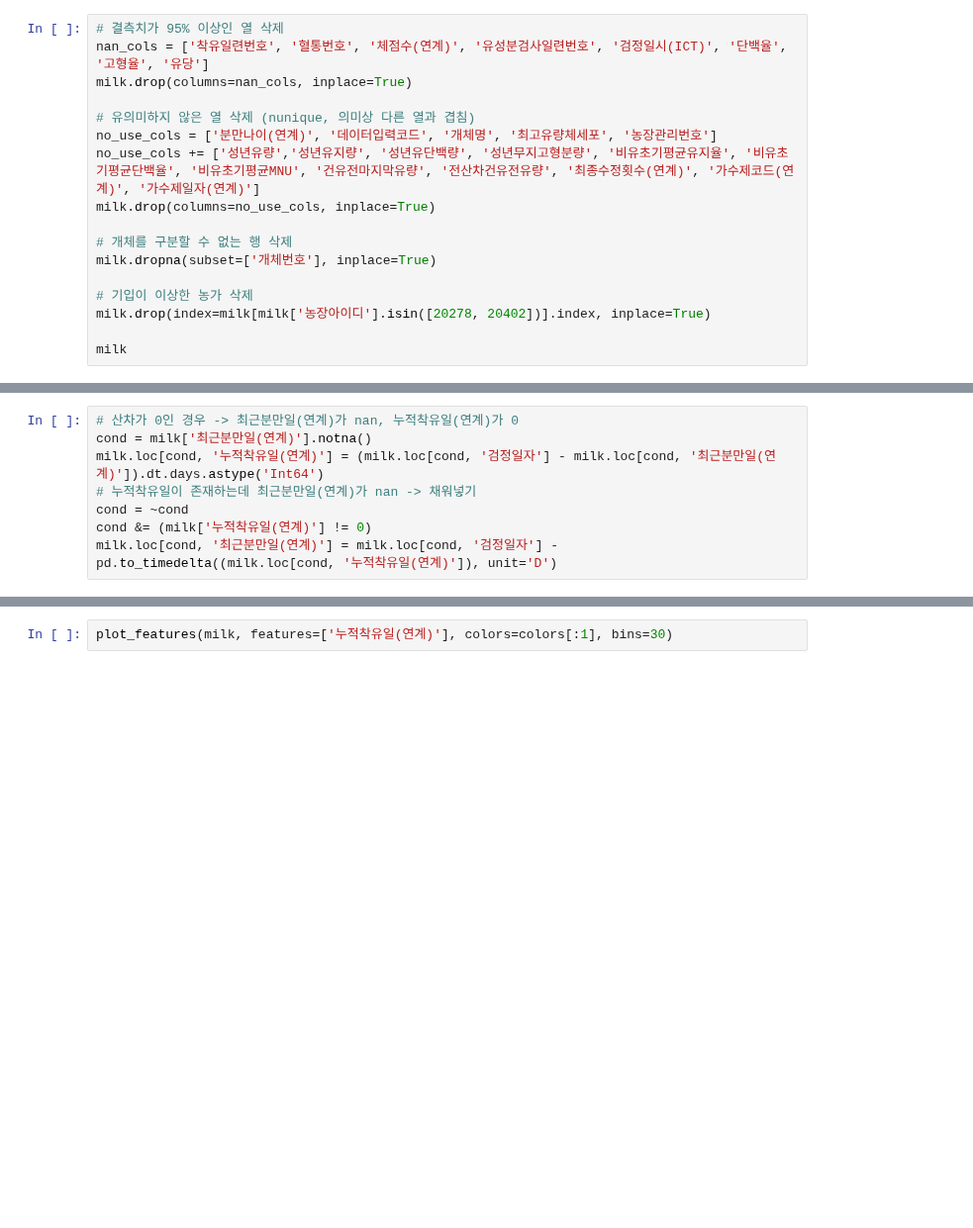
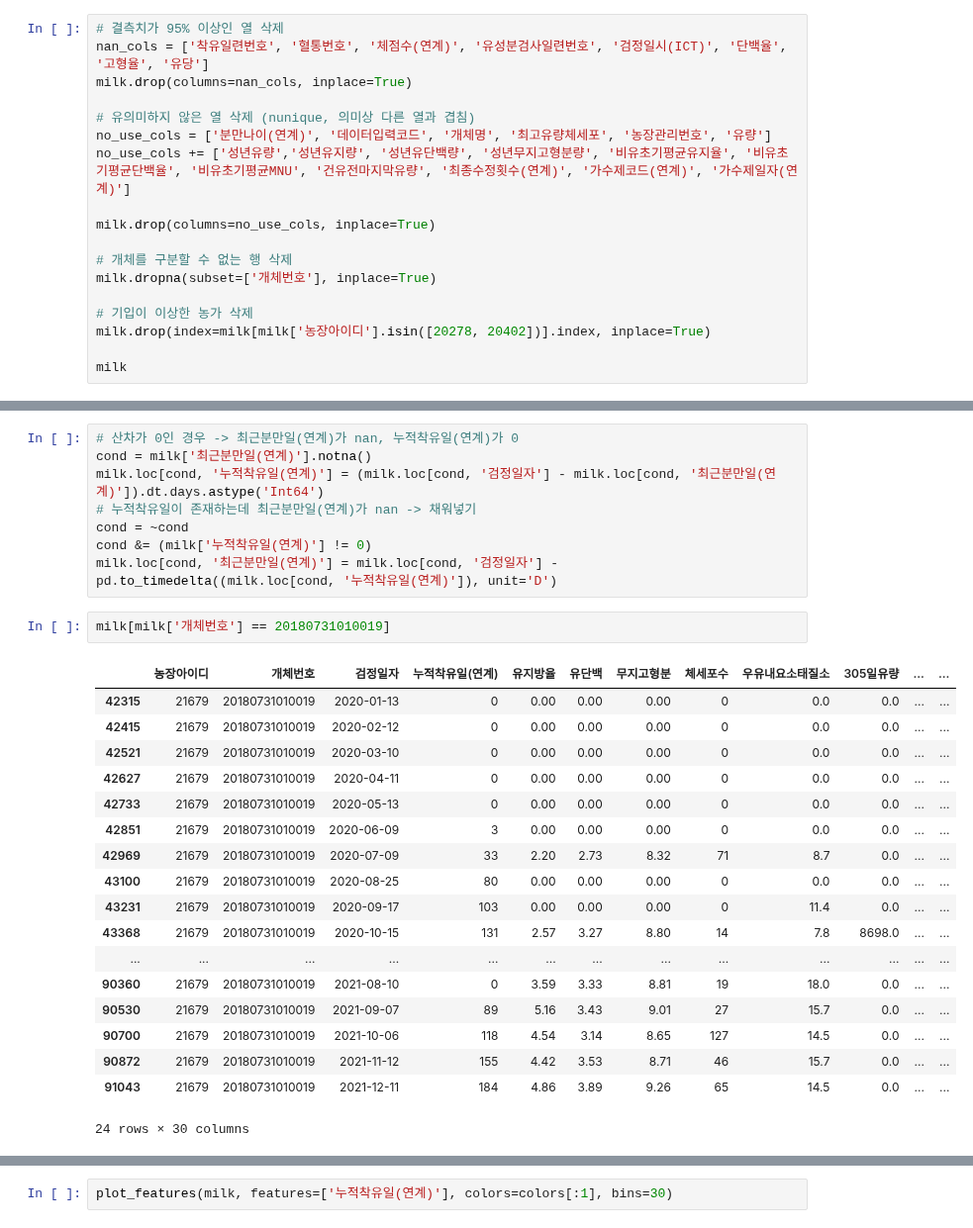
Before and after one commit to cye2020/Smart-Farm-Growth-Analytics, a Jupyter notebook: code/data/20251107_process_cho.ipynb, the cells around one changed output, grey strips where cells are left out. Shown at 99% size. Cells and saved outputs as stored; diff of their text form; blank space fills up the shorter version.

```diff
--- a/code/data/20251107_process_cho.ipynb
+++ b/code/data/20251107_process_cho.ipynb
@@ -65,8 +65,9 @@ nan_cols = ['착유일련번호', '혈통번호', '체점수(연계)', '유성
 milk.drop(columns=nan_cols, inplace=True)
 
 # 유의미하지 않은 열 삭제 (nunique, 의미상 다른 열과 겹침)
-no_use_cols = ['분만나이(연계)', '데이터입력코드', '개체명', '최고유량체세포', '농장관리번호']
-no_use_cols += ['성년유량','성년유지량', '성년유단백량', '성년무지고형분량', '비유초기평균유지율', '비유초기평균단백율', '비유초기평균MNU', '건유전마지막유량', '전산차건유전유량', '최종수정횟수(연계)', '가수제코드(연계)', '가수제일자(연계)']
+no_use_cols = ['분만나이(연계)', '데이터입력코드', '개체명', '최고유량체세포', '농장관리번호', '유량']
+no_use_cols += ['성년유량','성년유지량', '성년유단백량', '성년무지고형분량', '비유초기평균유지율', '비유초기평균단백율', '비유초기평균MNU', '건유전마지막유량', '최종수정횟수(연계)', '가수제코드(연계)', '가수제일자(연계)']
+
 milk.drop(columns=no_use_cols, inplace=True)
 
 # 개체를 구분할 수 없는 행 삭제
@@ -114,3 +115,24 @@ milk.loc[cond, '누적착유일(연계)'] = (milk.loc[cond, '검정일자'] - mi
 cond = ~cond
 cond &= (milk['누적착유일(연계)'] != 0)
 milk.loc[cond, '최근분만일(연계)'] = milk.loc[cond, '검정일자'] - pd.to_timedelta((milk.loc[cond, '누적착유일(연계)']), unit='D')
+# %%
+milk[milk['개체번호'] == 20180731010019]
+# %% [output]
+|  | 농장아이디 | 개체번호 | 검정일자 | 누적착유일(연계) | 유지방율 | 유단백 | 무지고형분 | 체세포수 | 우유내요소태질소 | 305일유량 | ... | ... |
+| 42315 | 21679 | 20180731010019 | 2020-01-13 | 0 | 0.00 | 0.00 | 0.00 | 0 | 0.0 | 0.0 | ... | ... |
+| 42415 | 21679 | 20180731010019 | 2020-02-12 | 0 | 0.00 | 0.00 | 0.00 | 0 | 0.0 | 0.0 | ... | ... |
+| 42521 | 21679 | 20180731010019 | 2020-03-10 | 0 | 0.00 | 0.00 | 0.00 | 0 | 0.0 | 0.0 | ... | ... |
+| 42627 | 21679 | 20180731010019 | 2020-04-11 | 0 | 0.00 | 0.00 | 0.00 | 0 | 0.0 | 0.0 | ... | ... |
+| 42733 | 21679 | 20180731010019 | 2020-05-13 | 0 | 0.00 | 0.00 | 0.00 | 0 | 0.0 | 0.0 | ... | ... |
+| 42851 | 21679 | 20180731010019 | 2020-06-09 | 3 | 0.00 | 0.00 | 0.00 | 0 | 0.0 | 0.0 | ... | ... |
+| 42969 | 21679 | 20180731010019 | 2020-07-09 | 33 | 2.20 | 2.73 | 8.32 | 71 | 8.7 | 0.0 | ... | ... |
+| 43100 | 21679 | 20180731010019 | 2020-08-25 | 80 | 0.00 | 0.00 | 0.00 | 0 | 0.0 | 0.0 | ... | ... |
+| 43231 | 21679 | 20180731010019 | 2020-09-17 | 103 | 0.00 | 0.00 | 0.00 | 0 | 11.4 | 0.0 | ... | ... |
+| 43368 | 21679 | 20180731010019 | 2020-10-15 | 131 | 2.57 | 3.27 | 8.80 | 14 | 7.8 | 8698.0 | ... | ... |
+| ... | ... | ... | ... | ... | ... | ... | ... | ... | ... | ... | ... | ... |
+| 90360 | 21679 | 20180731010019 | 2021-08-10 | 0 | 3.59 | 3.33 | 8.81 | 19 | 18.0 | 0.0 | ... | ... |
+| 90530 | 21679 | 20180731010019 | 2021-09-07 | 89 | 5.16 | 3.43 | 9.01 | 27 | 15.7 | 0.0 | ... | ... |
+| 90700 | 21679 | 20180731010019 | 2021-10-06 | 118 | 4.54 | 3.14 | 8.65 | 127 | 14.5 | 0.0 | ... | ... |
+| 90872 | 21679 | 20180731010019 | 2021-11-12 | 155 | 4.42 | 3.53 | 8.71 | 46 | 15.7 | 0.0 | ... | ... |
+| 91043 | 21679 | 20180731010019 | 2021-12-11 | 184 | 4.86 | 3.89 | 9.26 | 65 | 14.5 | 0.0 | ... | ... |
+24 rows × 30 columns
```
Also changed, not shown: parts of 85 cells of this notebook, 2 other files.
